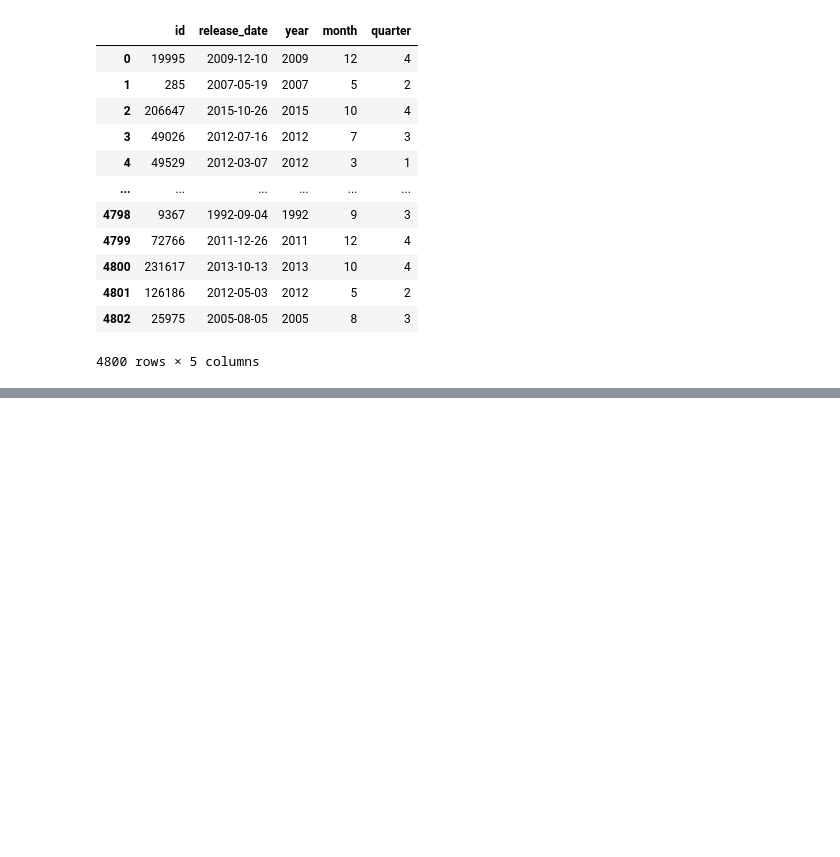
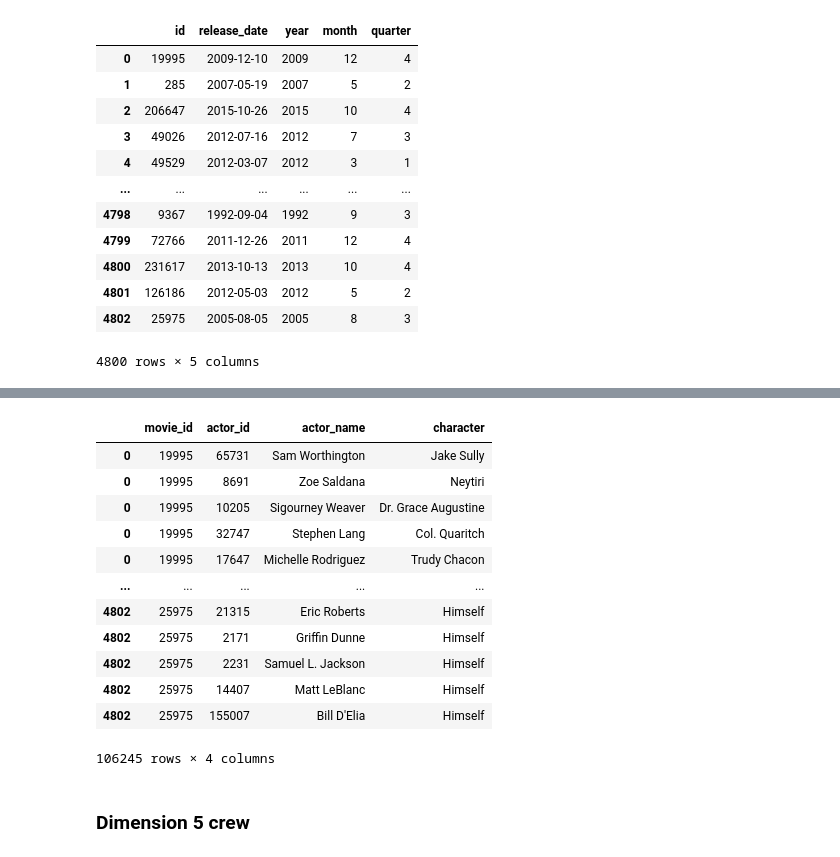
Before and after one commit to CarlotaMarto/Big_Data, a Jupyter notebook: midterm.ipynb, the cells around one changed output, grey strips where cells are left out. Cells and saved outputs as stored; diff of their text form; code cells hidden in the pictures; blank space fills up the shorter version.

```diff
--- a/midterm.ipynb
+++ b/midterm.ipynb
@@ -156,0 +213,5 @@ dim_genres
+# %%
+df_combined['cast'] = df_combined['cast'].apply(ast.literal_eval)
+df_cast_exploded = df_combined[['id', 'cast']].explode('cast')
+df_cast_exploded = df_cast_exploded.dropna(subset=['cast'])
+df_cast_exploded
@@ -156,0 +251,25 @@ dim_genres
+# %%
+dim4_cast = pd.DataFrame({
+    'movie_id': df_cast_exploded['id'],
+    'actor_id': df_cast_exploded['cast'].apply(lambda x: x['id']),
+    'actor_name': df_cast_exploded['cast'].apply(lambda x: x['name']),
+    'character': df_cast_exploded['cast'].apply(lambda x: x['character'])
+})
+# %%
+dim4_cast
+# %% [output]
+|  | movie_id | actor_id | actor_name | character |
+| 0 | 19995 | 65731 | Sam Worthington | Jake Sully |
+| 0 | 19995 | 8691 | Zoe Saldana | Neytiri |
+| 0 | 19995 | 10205 | Sigourney Weaver | Dr. Grace Augustine |
+| 0 | 19995 | 32747 | Stephen Lang | Col. Quaritch |
+| 0 | 19995 | 17647 | Michelle Rodriguez | Trudy Chacon |
+| ... | ... | ... | ... | ... |
+| 4802 | 25975 | 21315 | Eric Roberts | Himself |
+| 4802 | 25975 | 2171 | Griffin Dunne | Himself |
+| 4802 | 25975 | 2231 | Samuel L. Jackson | Himself |
+| 4802 | 25975 | 14407 | Matt LeBlanc | Himself |
+| 4802 | 25975 | 155007 | Bill D'Elia | Himself |
+106245 rows × 4 columns
+# %% [markdown]
+### Dimension 5 crew
```
Also changed, not shown: parts of 11 cells of this notebook, 4 other files.
